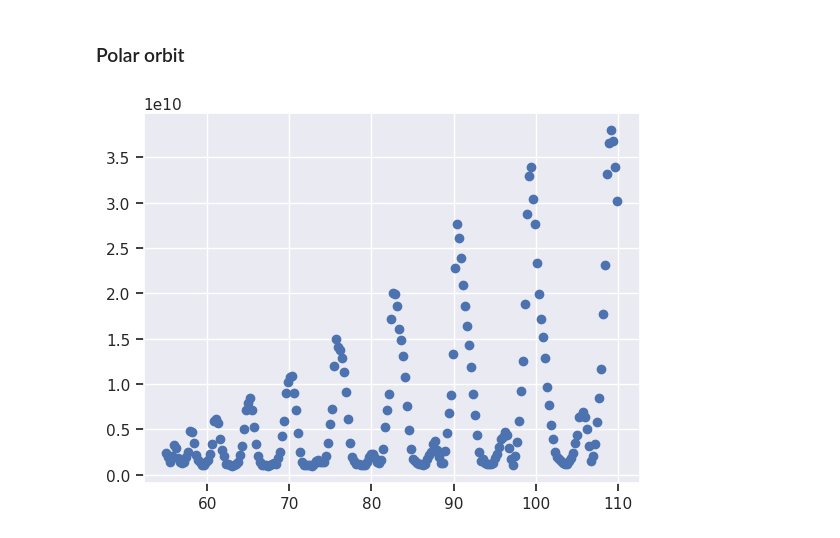
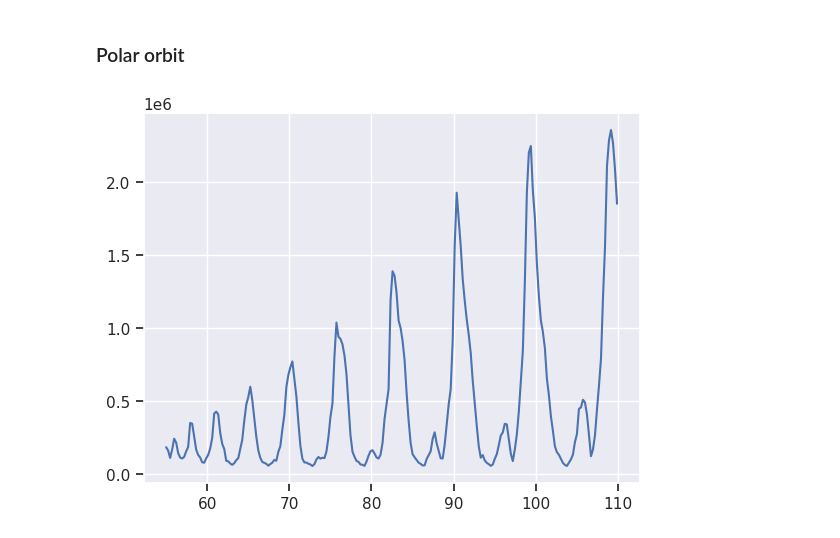
Before and after one commit to Bharatcs/rfi, a Jupyter notebook: Project/starfire_main.ipynb, the cells around one changed output. Saved outputs shown, nothing was run; the diff lists cells and outputs as text; code cells hidden in the pictures.

```diff
--- a/Project/starfire_main.ipynb
+++ b/Project/starfire_main.ipynb
@@ -546,7 +546,6 @@ for i in range(2000):
 ### Get one TLE per day for one year
 # %%
 uniq_idx=[]
-uniq_idx.append(0)
 for i in range(len(lineone)):
     if i>0:
         if days[i]!=days[i-1]:
@@ -751,12 +770,12 @@ shapecheck(eqlon,eqlat,'')
 #GS for LEO
 GS=np.zeros(len(freq_range))
 for i in range(len(GS)):
-    GS[i]+=np.mean(power_output[0,i,:])
+    GS[i]+=(sum(power_output[0,i,:])/npix)
 # %%
-plt.scatter(freq_range,GS)
+plt.plot(freq_range,GS)
 plt.show()
 # %% [output]
-[figure, old version]
+[figure, new version]
 # %%
 fomdf=pd.DataFrame({'FOM':FOM_map})
 # %%
```
Also changed, not shown: parts of 14 cells of this notebook, 1 other file.
